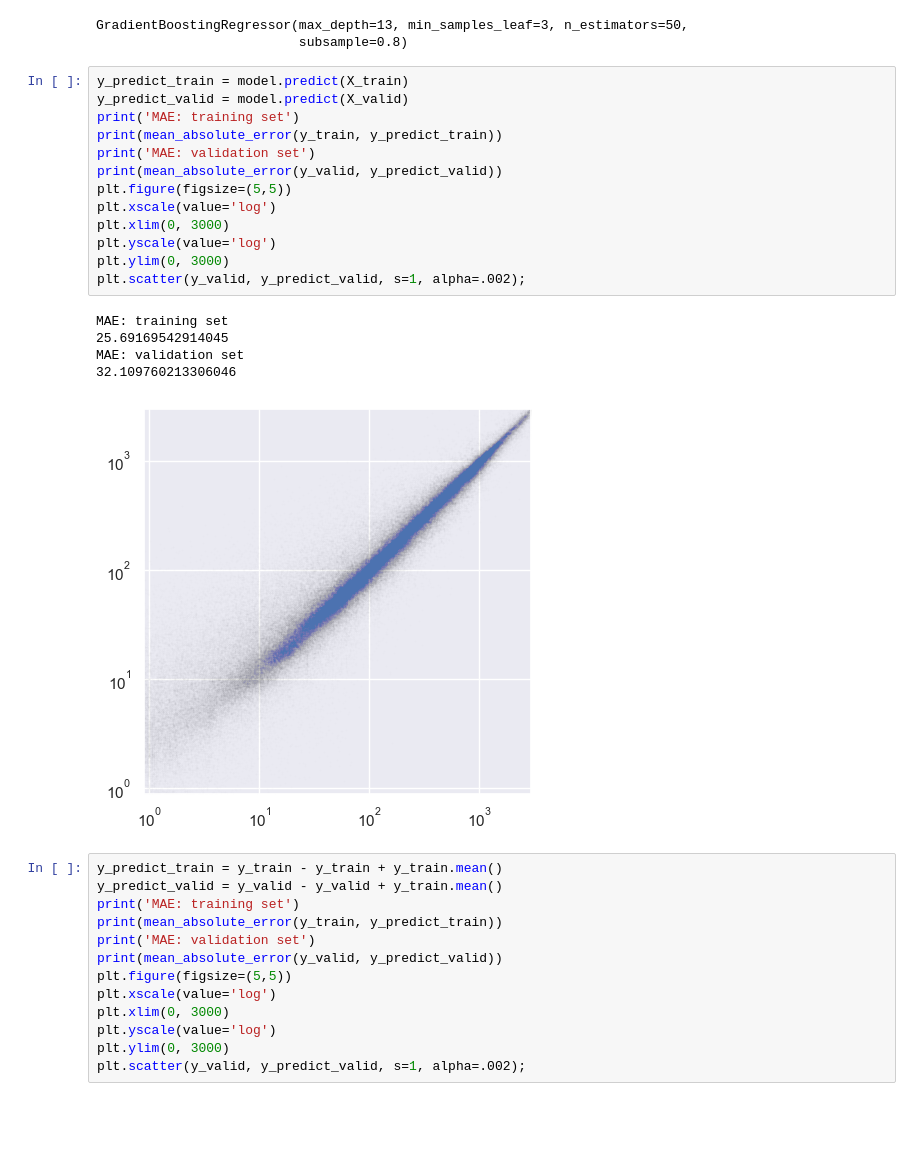
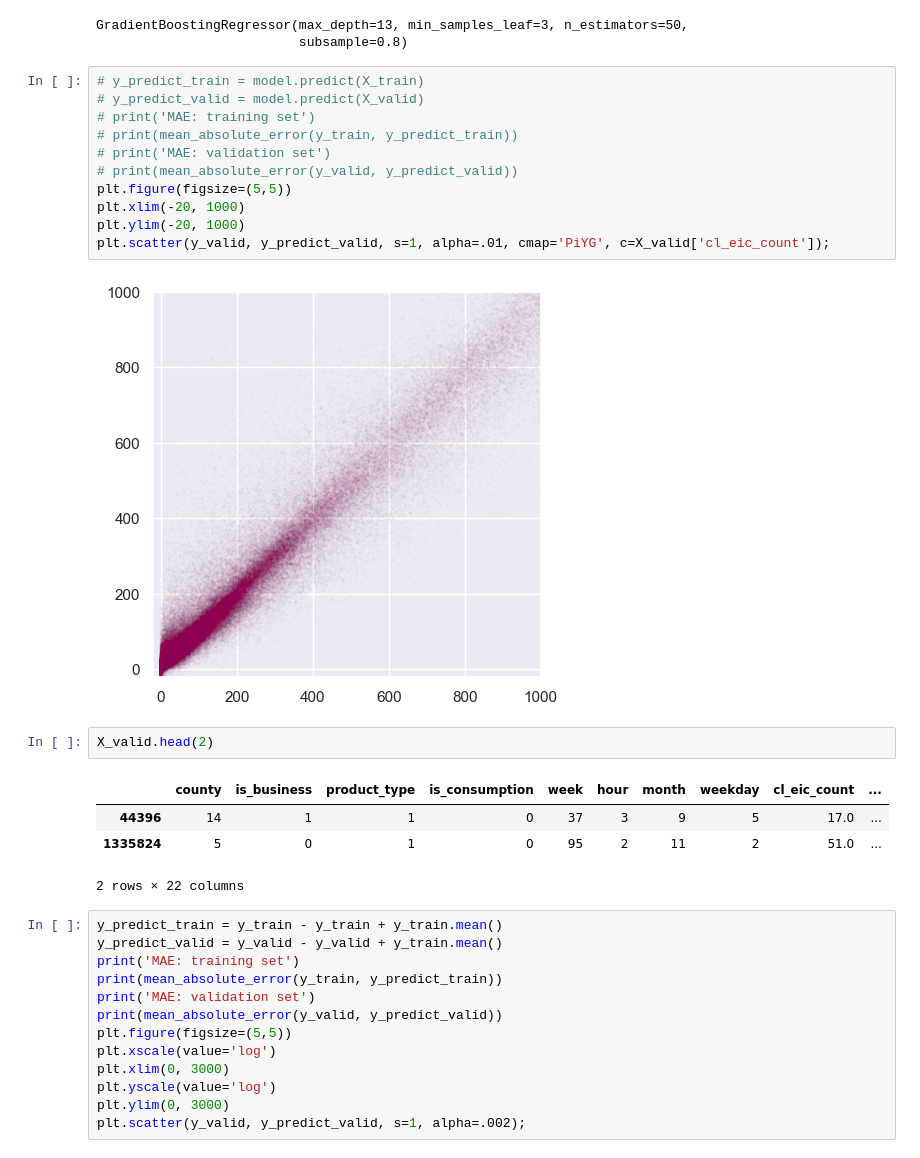
Before and after one commit to ZalmanKelber/kaggle_prosumer, a Jupyter notebook: prosumer3.ipynb, the cells around one changed output. Drawn from its saved outputs; the diff is of its cells as text; blank space fills up the shorter version.

```diff
--- a/prosumer3.ipynb
+++ b/prosumer3.ipynb
@@ -376,24 +376,25 @@ model.fit(X_train, y_train)
 GradientBoostingRegressor(max_depth=13, min_samples_leaf=3, n_estimators=50,
                           subsample=0.8)
 # %%
-y_predict_train = model.predict(X_train)
-y_predict_valid = model.predict(X_valid)
-print('MAE: training set')
-print(mean_absolute_error(y_train, y_predict_train))
-print('MAE: validation set')
-print(mean_absolute_error(y_valid, y_predict_valid))
+# y_predict_train = model.predict(X_train)
+# y_predict_valid = model.predict(X_valid)
+# print('MAE: training set')
+# print(mean_absolute_error(y_train, y_predict_train))
+# print('MAE: validation set')
+# print(mean_absolute_error(y_valid, y_predict_valid))
 plt.figure(figsize=(5,5))
-plt.xscale(value='log')
-plt.xlim(0, 3000)
-plt.yscale(value='log')
-plt.ylim(0, 3000)
-plt.scatter(y_valid, y_predict_valid, s=1, alpha=.002);
+plt.xlim(-20, 1000)
+plt.ylim(-20, 1000)
+plt.scatter(y_valid, y_predict_valid, s=1, alpha=.01, cmap='PiYG', c=X_valid['cl_eic_count']);
 # %% [output]
-MAE: training set
-25.69169542914045
-MAE: validation set
-32.109760213306046
-[figure, old version]
+[figure, new version]
+# %%
+X_valid.head(2)
+# %% [output]
+|  | county | is_business | product_type | is_consumption | week | hour | month | weekday | cl_eic_count | ... |
+| 44396 | 14 | 1 | 1 | 0 | 37 | 3 | 9 | 5 | 17.0 | ... |
+| 1335824 | 5 | 0 | 1 | 0 | 95 | 2 | 11 | 2 | 51.0 | ... |
+2 rows × 22 columns
 # %%
 y_predict_train = y_train - y_train + y_train.mean()
 y_predict_valid = y_valid - y_valid + y_train.mean()
```
